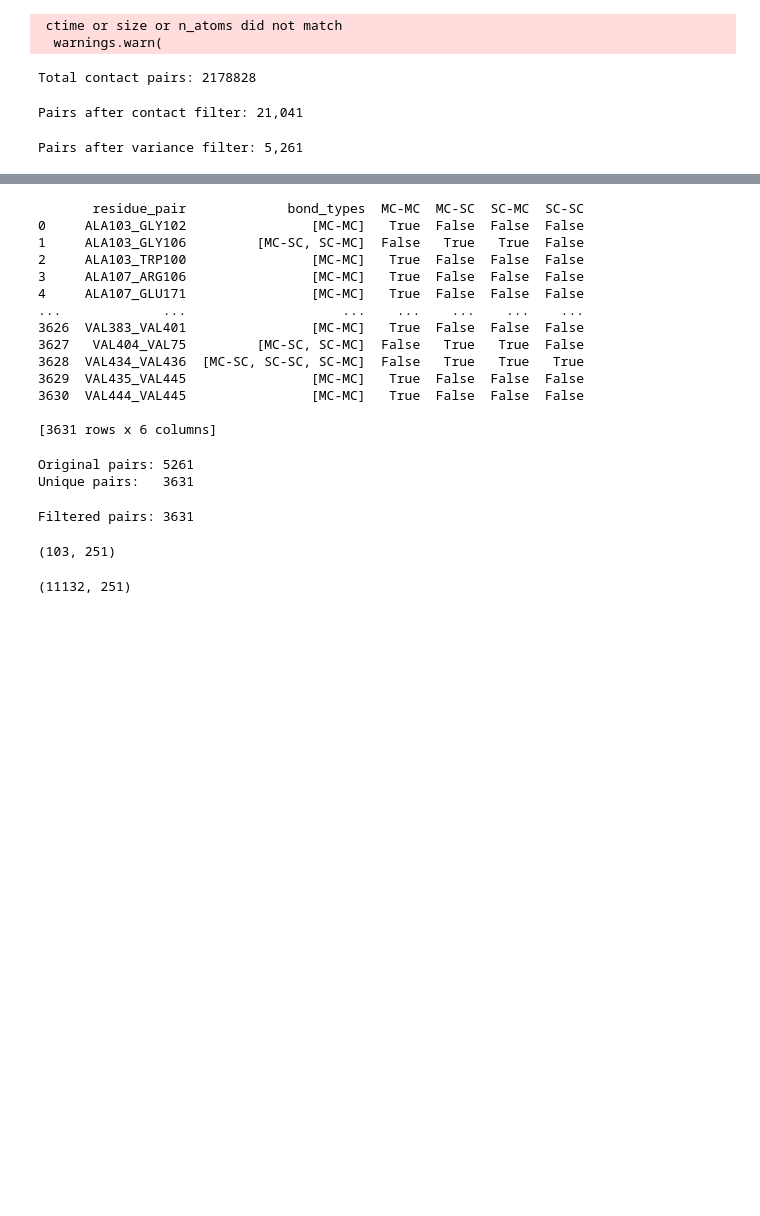
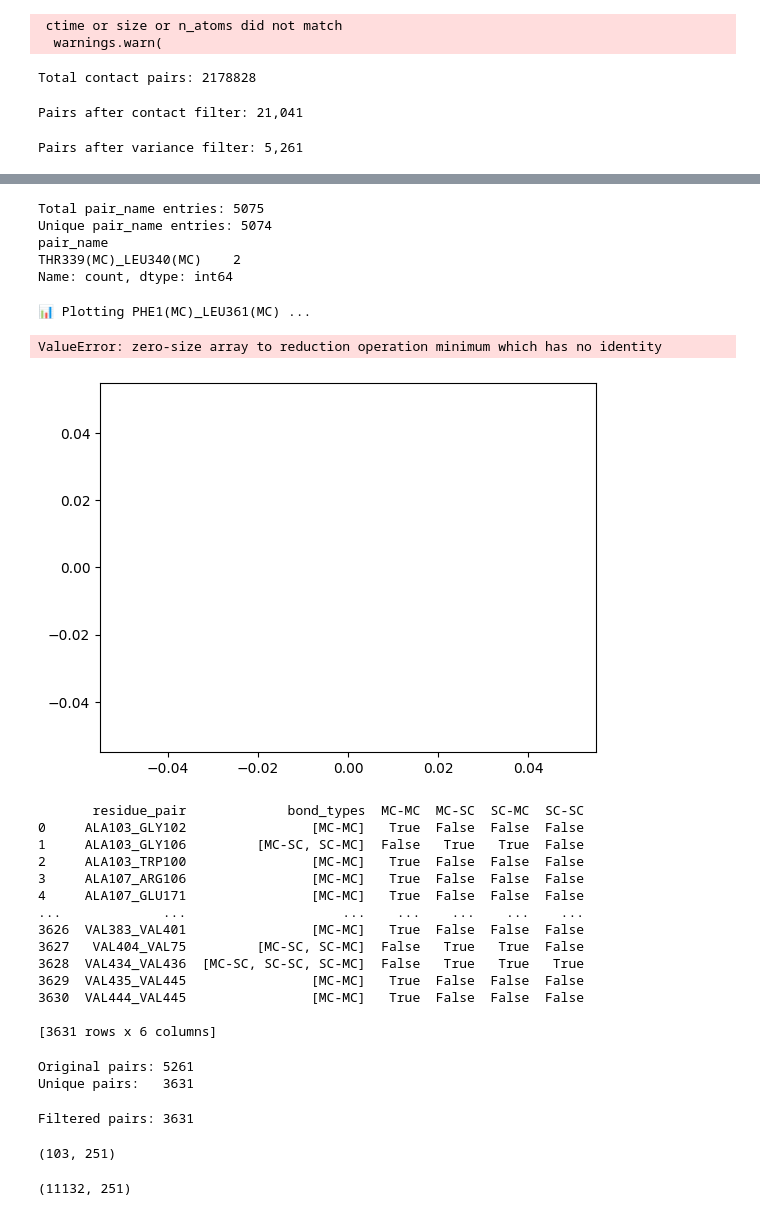
Before and after one commit to molecularmachinist/bondflow, a Jupyter notebook: salt_bridge_analysis/sb_analysis.ipynb, the cells around one changed output, grey strips where cells are left out. Saved outputs shown, nothing was run; the diff lists cells and outputs as text; code cells hidden in the pictures; blank space fills up the shorter version.

```diff
--- a/salt_bridge_analysis/sb_analysis.ipynb
+++ b/salt_bridge_analysis/sb_analysis.ipynb
@@ -33,6 +33,11 @@ def pairs_to_dataframe(pairs, n_mainchain_residues, protein_residues):
 
         res_i_str = f"{resid_i.resname}{resid_i.resid}"
         res_j_str = f"{resid_j.resname}{resid_j.resid}"
+
+        # Skip pairs where both residues are the same
+        if res_i_str == res_j_str:
+            continue
+
         pair_name = f"{res_i_str}({type_i})_{res_j_str}({type_j})"
 
         data.append([res_i_str, type_i, res_j_str, type_j, pair_name, i, j])
@@ -97,3 +167,60 @@ print(df.head())
+# %%
+# Suppose df_distances is your output from compute_residue_pair_distances()
+gmm_summary, gmm_models = fit_gmm_to_residue_pairs(df, n_components=2)
+# %%
+n_total = len(df["pair_name"])
+n_unique = df["pair_name"].nunique()
+
+print(f"Total pair_name entries: {n_total}")
+print(f"Unique pair_name entries: {n_unique}")
+duplicates = df["pair_name"][df["pair_name"].duplicated(keep=False)]
+print(duplicates.value_counts())
+# %% [output]
+Total pair_name entries: 5075
+Unique pair_name entries: 5074
+pair_name
+THR339(MC)_LEU340(MC)    2
+Name: count, dtype: int64
+# %%
+import matplotlib.pyplot as plt
+from scipy.stats import norm
+
+def plot_gmm_for_pair(pair_name, df, gmm_models, frame_prefix="frame_"):
+    """Plot the distance histogram and fitted GMM for one residue pair."""
+    frame_cols = [c for c in df.columns if c.startswith(frame_prefix)]
+    row = df[df["pair_name"] == pair_name].iloc[0]
+    distances = row[frame_cols].values
+    gmm = gmm_models[pair_name]
+
+    # Histogram
+    plt.hist(distances, bins=30, density=True, alpha=0.5, label="Observed distances")
+
+    # Gaussian components
+    x = np.linspace(distances.min(), distances.max(), 200).reshape(-1, 1)
+    y = np.exp(gmm.score_samples(x))
+    plt.plot(x, y, 'k-', label="GMM total density")
+
+    # Plot each component
+    for mean, covar, weight in zip(gmm.means_.flatten(), gmm.covariances_.flatten(), gmm.weights_):
+        plt.plot(x, weight * norm.pdf(x, mean, np.sqrt(covar)), '--')
+
+    plt.title(f"GMM fit for {pair_name}")
+    plt.xlabel("Distance (Å)")
+    plt.ylabel("Density")
+    plt.legend()
+    plt.show()
+# %%
+# Get the first 10 unique pair names
+pair_names = df["pair_name"].unique()[:10]
+
+# Plot each one
+for name in pair_names:
+    print(f"📊 Plotting {name} ...")
+    plot_gmm_for_pair(name, df, gmm_models)
+# %% [output]
+📊 Plotting PHE1(MC)_LEU361(MC) ...
+ValueError: zero-size array to reduction operation minimum which has no identity
+[figure, added]
 # %%
 df_pairs = ba.pairs_to_dataframe(current_pairs, n_mainchain_residues, protein_residues)
 # %%
```
Also changed, not shown: parts of 2 cells of this notebook.
